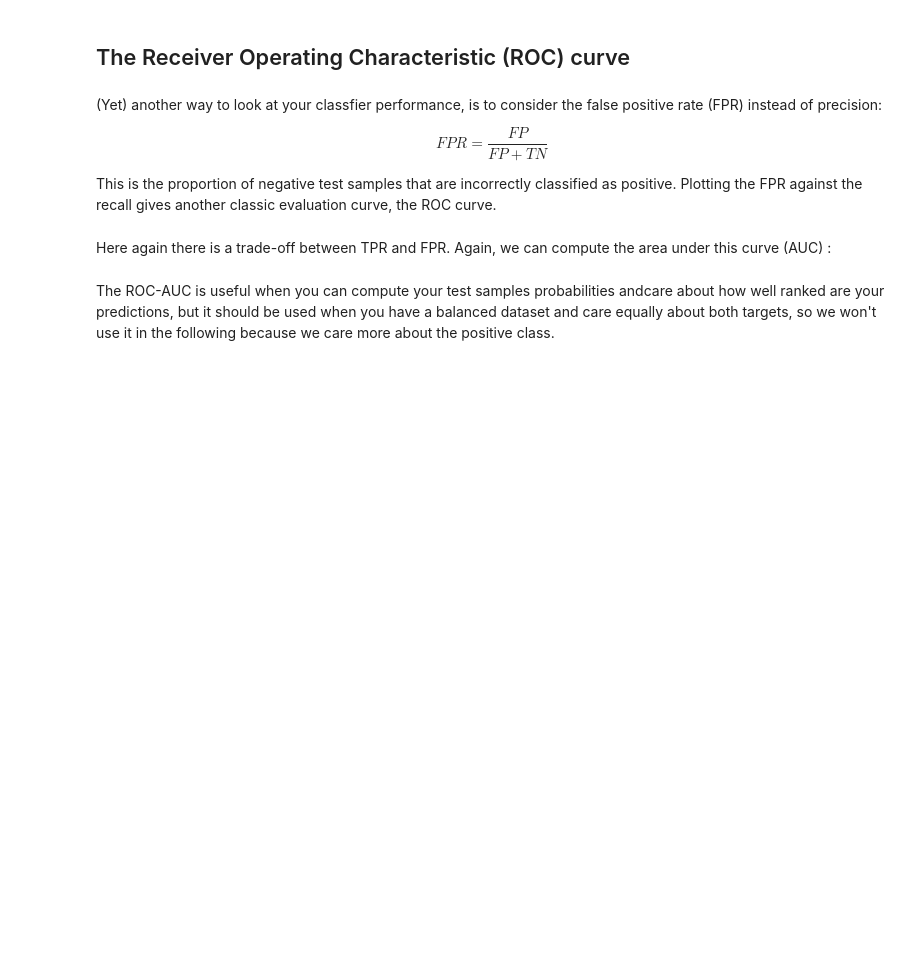
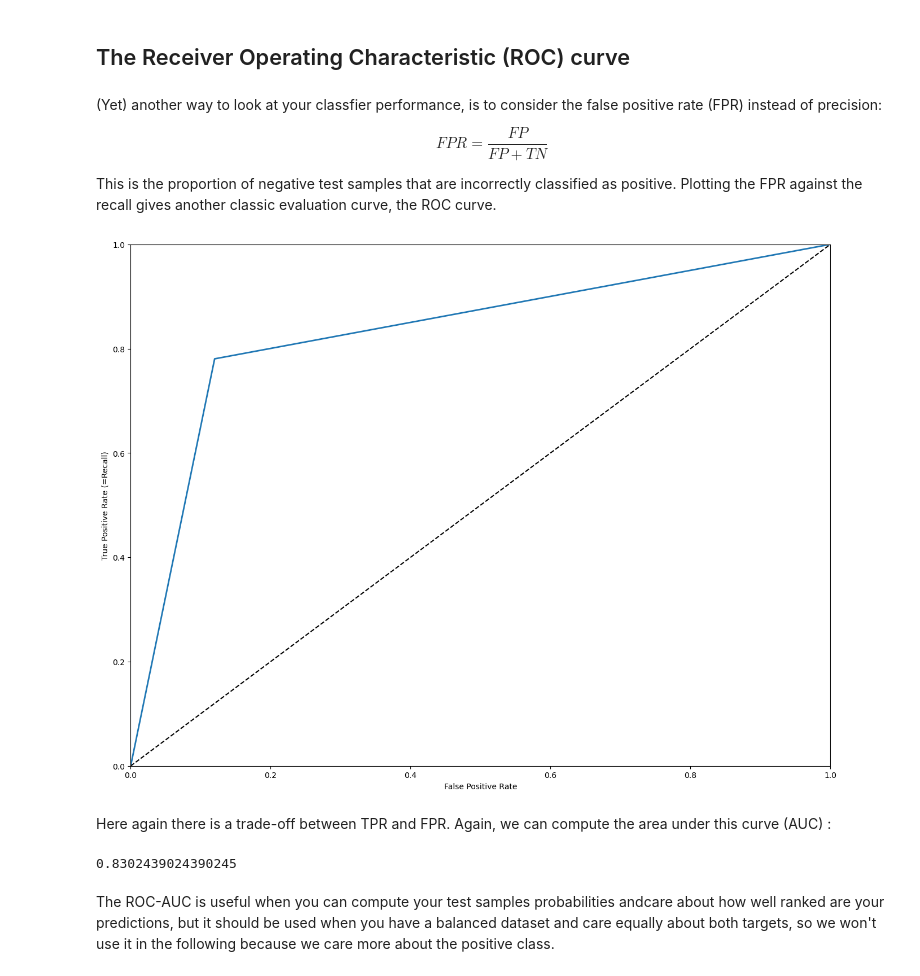
Before and after one commit to LexouLam/ML2, a Jupyter notebook: notebooks/A1_ML2_classification.ipynb, the cells around one changed output. Saved outputs shown, nothing was run; the diff lists cells and outputs as text; code cells hidden in the pictures; blank space fills up the shorter version.

```diff
--- a/notebooks/A1_ML2_classification.ipynb
+++ b/notebooks/A1_ML2_classification.ipynb
@@ -426,20 +501,27 @@ This is the proportion of negative test samples that are incorrectly classified
 # %%
 #The ROC curve
 from sklearn.metrics import roc_curve
 
 def plot_roc_curve(fpr, tpr, label=None):
     plt.plot(fpr, tpr, linewidth=2, label=label)
     plt.plot([0, 1], [0, 1], 'k--')
     plt.axis([0, 1, 0, 1])
     plt.xlabel('False Positive Rate')
     plt.ylabel('True Positive Rate (=Recall)')
 
 #TOFILL
+fpr, tpr, thresholds_roc = roc_curve(y_test, y_test_pred)
+plot_roc_curve(fpr=fpr, tpr=tpr)
+# %% [output]
+[figure, added]
 # %% [markdown]
 Here again there is a trade-off between TPR and FPR. Again, we can compute the area under this curve (AUC) :
 # %%
 from sklearn.metrics import roc_auc_score
 #TOFILL
+roc_auc_score(y_test, y_test_pred)
+# %% [output]
+0.8302439024390245
 # %% [markdown]
 The ROC-AUC is useful when you can compute your test samples probabilities andcare about how well ranked are your predictions, but it should be used when you have a balanced dataset and care equally about both targets, so we won't use it in the following because we care more about the positive class.
 # %% [markdown]
```
Also changed, not shown: parts of 10 cells of this notebook, 1 other file.
